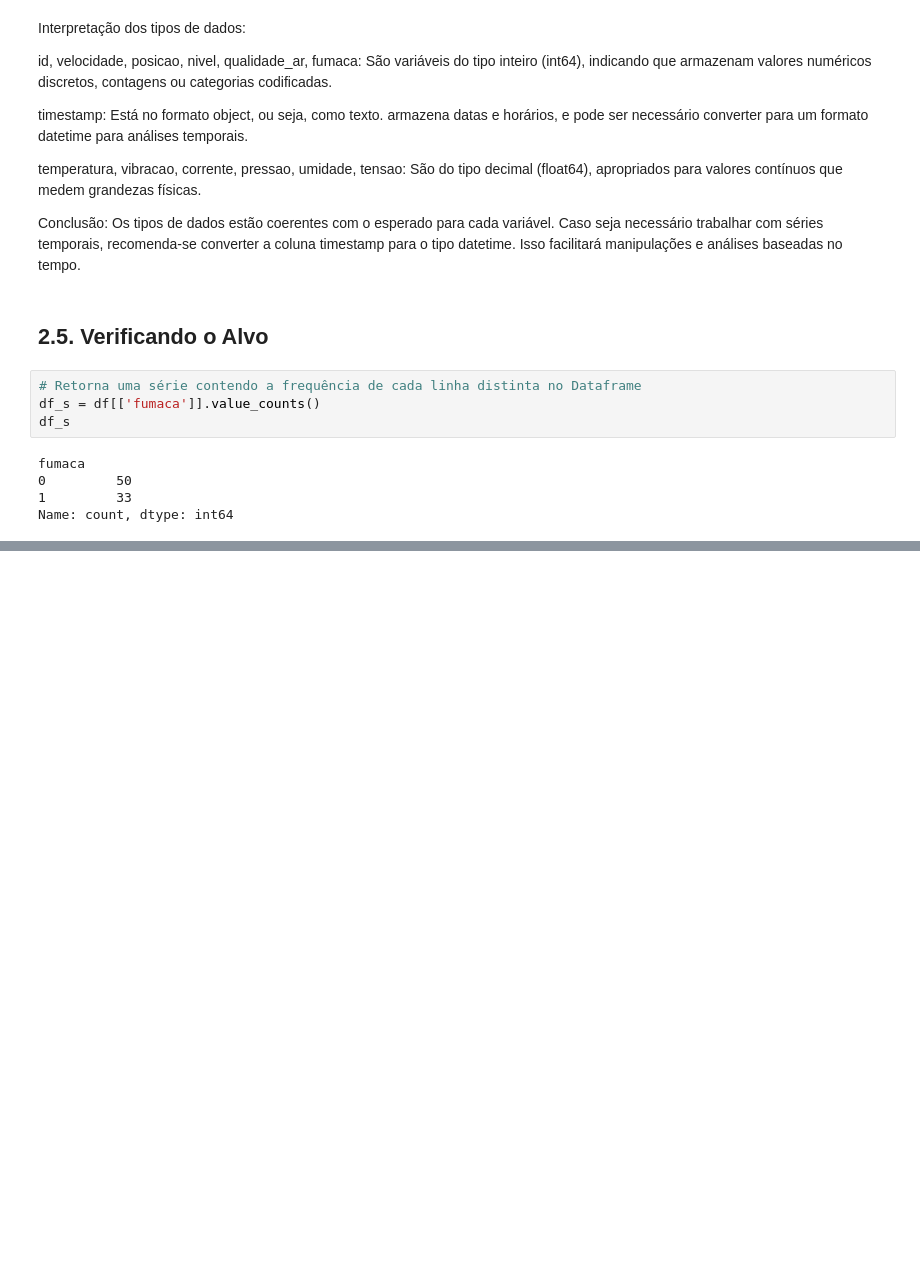
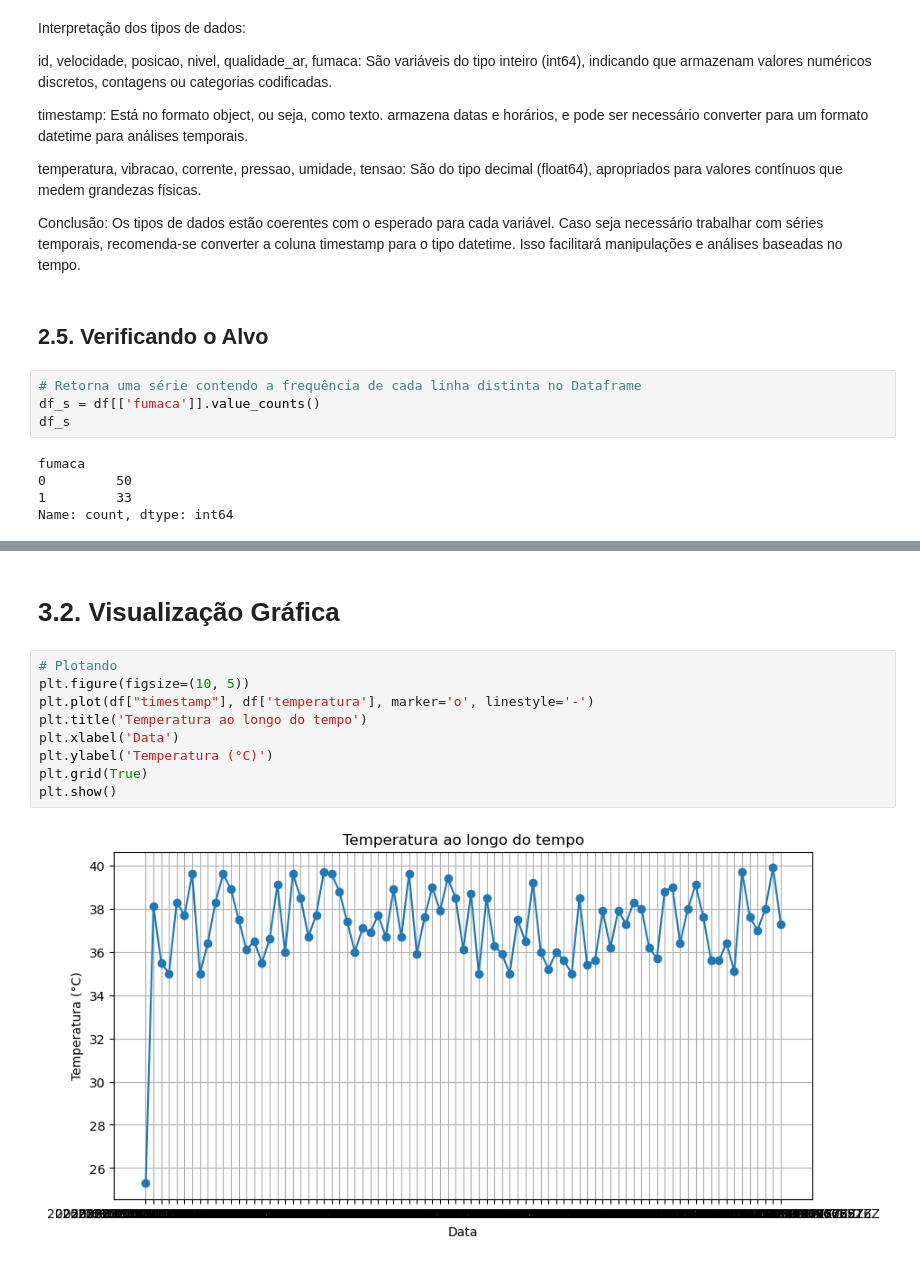
Before and after one commit to Desafio-Hermes-Reply/EnterpriseChallenge-Sprint2Reply, a Jupyter notebook: notebooks/Untitled.ipynb, the cells around one changed output, grey strips where cells are left out. Saved outputs shown, nothing was run; the diff lists cells and outputs as text; blank space fills up the shorter version.

```diff
--- a/notebooks/Untitled.ipynb
+++ b/notebooks/Untitled.ipynb
@@ -222,0 +228,13 @@ Name: count, dtype: int64
+# %% [markdown]
+# 3.2. Visualização Gráfica
+# %%
+# Plotando
+plt.figure(figsize=(10, 5))
+plt.plot(df["timestamp"], df['temperatura'], marker='o', linestyle='-')
+plt.title('Temperatura ao longo do tempo')
+plt.xlabel('Data')
+plt.ylabel('Temperatura (°C)')
+plt.grid(True)
+plt.show()
+# %% [output]
+[figure, added]
```
Also changed, not shown: parts of 7 cells of this notebook.
